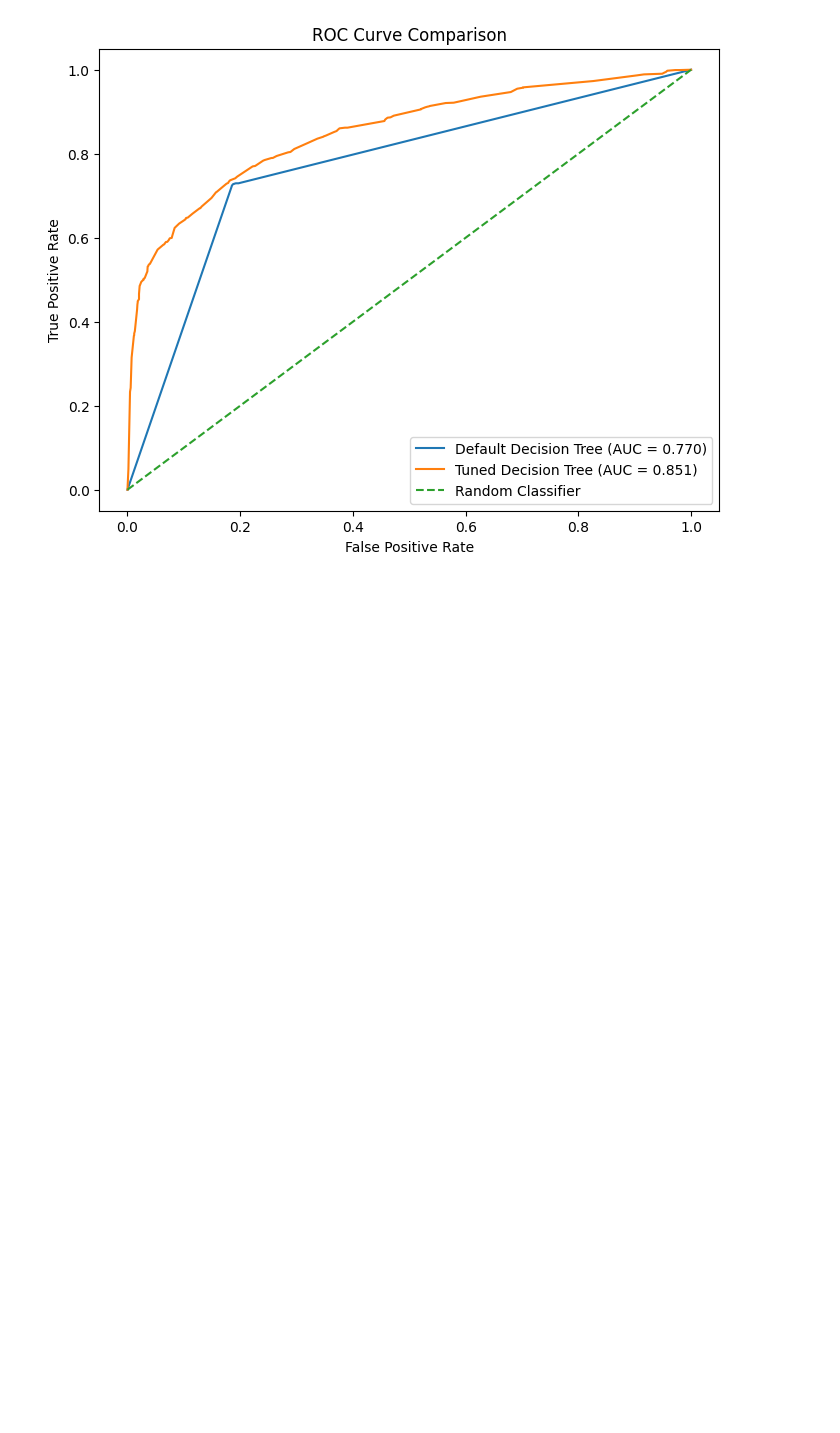
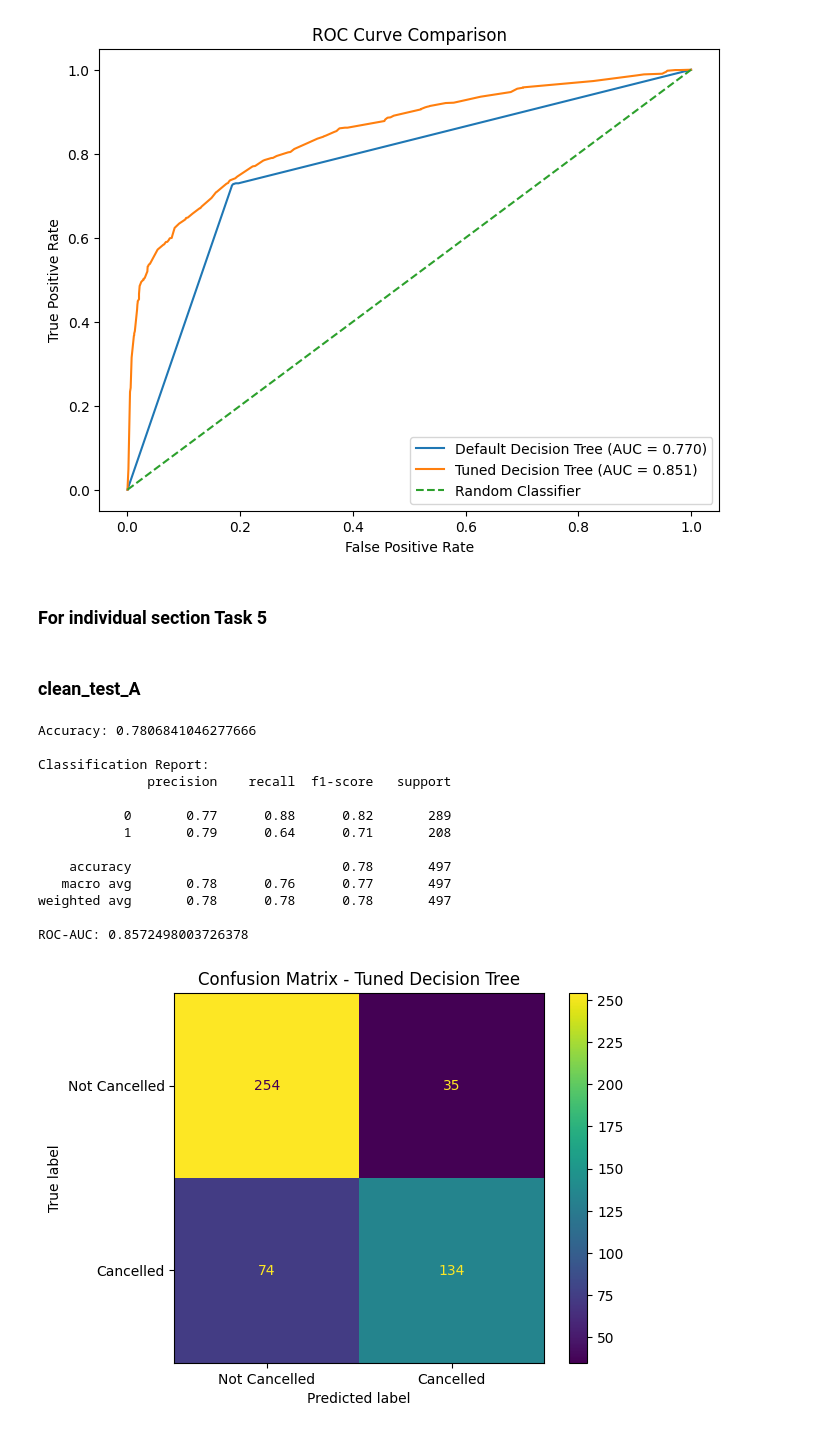
Before and after one commit to Matsuzaki-Yuta/CAB330_Assignment1, a Jupyter notebook: models/decision_tree.ipynb, the cells around one changed output. Drawn from its saved outputs; the diff is of its cells as text; code cells hidden in the pictures; blank space fills up the shorter version.

Commit message:
add section and reusable evaluation function for individual repot

```diff
--- a/models/decision_tree.ipynb
+++ b/models/decision_tree.ipynb
@@ -306,3 +306,5 @@ plot_roc_comparison(
 )
 # %% [output]
 [figure]
+# %% [markdown]
+### For individual section Task 5
@@ -308,0 +357,23 @@ plot_roc_comparison(
+# %% [markdown]
+### clean_test_A
+# %%
+evaluate_individual_dataset(
+    best_tree,
+    "../data/clean_test_A.csv",
+    model_name="Tuned Decision Tree"
+)
+# %% [output]
+Accuracy: 0.7806841046277666
+
+Classification Report:
+              precision    recall  f1-score   support
+
+           0       0.77      0.88      0.82       289
+           1       0.79      0.64      0.71       208
+
+    accuracy                           0.78       497
+   macro avg       0.78      0.76      0.77       497
+weighted avg       0.78      0.78      0.78       497
+
+ROC-AUC: 0.8572498003726378
+[figure, added]
```
Also changed, not shown: parts of 6 cells of this notebook.
